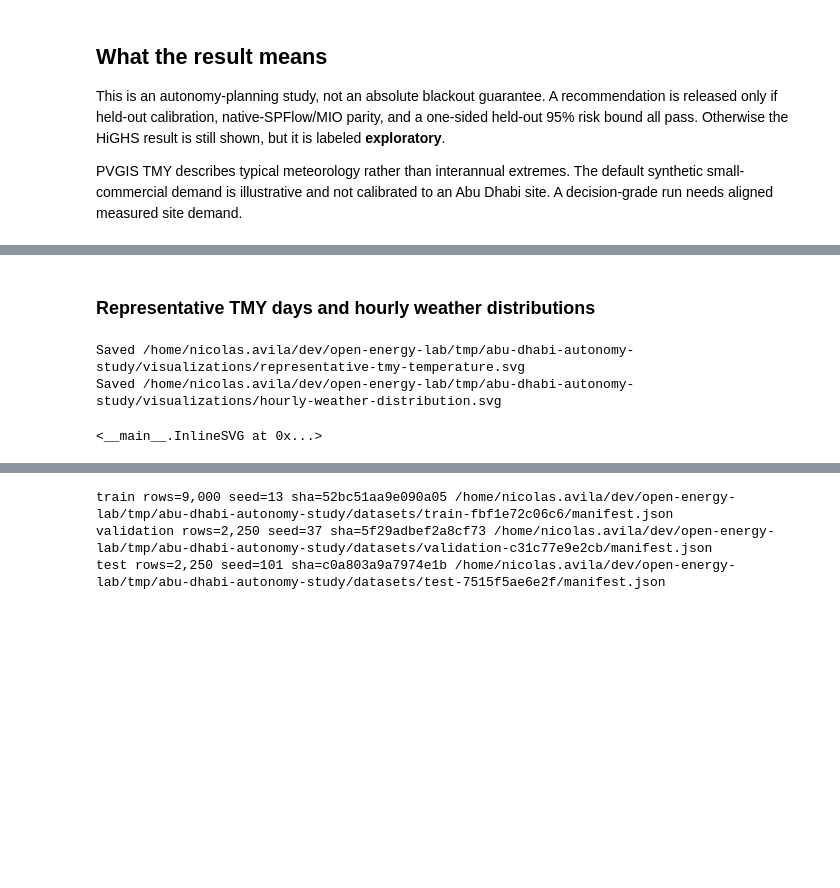
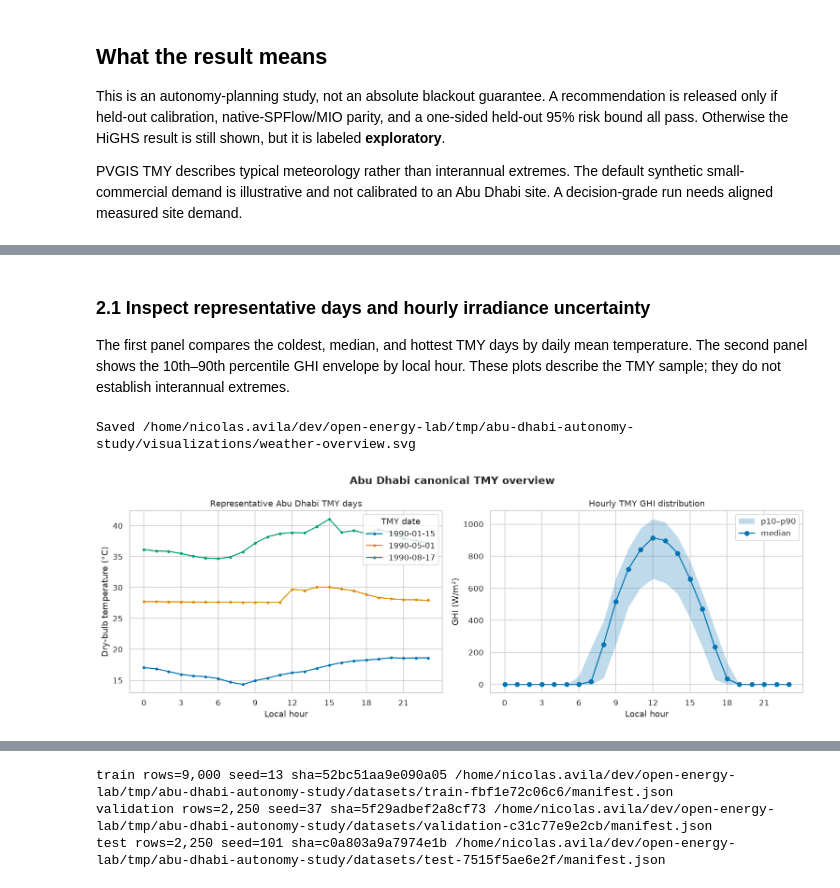
Before and after one commit to nicosquare/open-energy-lab, a Jupyter notebook: examples/tpm_planning/discrete_study_walkthrough.ipynb, the cells around one changed output, grey strips where cells are left out. Cells and saved outputs as stored; diff of their text form; code cells hidden in the pictures; blank space fills up the shorter version.

```diff
--- a/examples/tpm_planning/discrete_study_walkthrough.ipynb
+++ b/examples/tpm_planning/discrete_study_walkthrough.ipynb
@@ -141,0 +200,20 @@ def heatmap_chart(title, frame, value_column, row_column="battery_capacity_kwh",
+# %%
+canonical_weather_path = CACHE_ROOT / "abu-dhabi-pvgis-5.3-tmy-canonical.json"
+weather_artifact_path = CACHE_ROOT / "abu-dhabi-pvgis-5.3-weather-artifact.json"
+
+# Load a request-compatible cache or make exactly one configured live request.
+canonical_weather = load_or_fetch_tmy_dataset(
+    LOCATION["latitude"],
+    LOCATION["longitude"],
+    timezone_name=LOCATION["timezone"],
+    cache_path=canonical_weather_path,
+    api_config=WEATHER_API,
+    allow_network=ALLOW_NETWORK,
+    refresh_cache=REFRESH_WEATHER_CACHE,
+)
+
+record_count = len(canonical_weather.timestamp_utc)
+if record_count != 8_760:
+    raise ValueError(
+        f"expected one 8,760-record hourly TMY; received {record_count:,}"
+    )
@@ -142,2 +254,4 @@ def heatmap_chart(title, frame, value_column, row_column="battery_capacity_kwh",
 # %% [markdown]
-### Representative TMY days and hourly weather distributions
+### 2.1 Inspect representative days and hourly irradiance uncertainty
+
+The first panel compares the coldest, median, and hottest TMY days by daily mean temperature. The second panel shows the 10th–90th percentile GHI envelope by local hour. These plots describe the TMY sample; they do not establish interannual extremes.
@@ -144,16 +290,47 @@ def heatmap_chart(title, frame, value_column, row_column="battery_capacity_kwh",
 # %%
-weather_frame = pd.DataFrame({name: canonical_weather.field_series[name] for name in canonical_weather.canonical_field_order[1:]})
-weather_frame["local_timestamp"] = pd.to_datetime(canonical_weather.local_civil_step_labels); weather_frame["local_date"] = weather_frame["local_timestamp"].dt.date; weather_frame["local_hour"] = weather_frame["local_timestamp"].dt.hour
-daily_temperature = weather_frame.groupby("local_date")["dry_bulb_air_temperature_c"].mean().sort_values(); representative_dates = [daily_temperature.index[0], daily_temperature.index[len(daily_temperature)//2], daily_temperature.index[-1]]
-representative_series = {str(date): (weather_frame.loc[weather_frame["local_date"] == date, "dry_bulb_air_temperature_c"].tolist(), color) for date, color in zip(representative_dates, ("#2563eb", "#059669", "#dc2626"))}
-representative_weather_chart = save_svg("representative-tmy-temperature.svg", line_chart("Representative Abu Dhabi TMY days", representative_series, "Dry-bulb temperature (C)"))
-hourly = weather_frame.groupby("local_hour")["global_horizontal_irradiance_w_per_m2"].quantile([0.1, 0.5, 0.9]).unstack()
-hourly_distribution_chart = save_svg("hourly-weather-distribution.svg", line_chart("Hourly TMY GHI distribution", {"p10": (hourly[0.1], "#93c5fd"), "median": (hourly[0.5], "#2563eb"), "p90": (hourly[0.9], "#1e3a8a")}, "GHI (W/m2)"))
-representative_weather_chart
+fig, (temperature_ax, ghi_ax) = plt.subplots(1, 2, figsize=(14, 5))
+
+for date in representative_dates:
+    day = weather_frame.loc[weather_frame["local_date"] == date]
+    temperature_ax.plot(
+        day["local_hour"],
+        day["dry_bulb_air_temperature_c"],
+        marker="o",
+        markersize=3,
+        label=str(date),
+    )
+
+temperature_ax.set(
+    title="Representative Abu Dhabi TMY days",
+    xlabel="Local hour",
+    ylabel="Dry-bulb temperature (°C)",
+    xticks=range(0, 24, 3),
+)
+temperature_ax.legend(title="TMY date")
+
+ghi_ax.fill_between(
+    hourly_ghi.index,
+    hourly_ghi[0.1],
+    hourly_ghi[0.9],
+    alpha=0.25,
+    label="p10–p90",
+)
+ghi_ax.plot(hourly_ghi.index, hourly_ghi[0.5], marker="o", label="median")
+ghi_ax.set(
+    title="Hourly TMY GHI distribution",
+    xlabel="Local hour",
+    ylabel="GHI (W/m²)",
+    xticks=range(0, 24, 3),
+)
+ghi_ax.legend()
+
+fig.suptitle("Abu Dhabi canonical TMY overview", fontweight="bold")
+fig.tight_layout()
+save_figure(fig, "weather-overview.svg")
+plt.show()
 # %% [output]
-Saved /home/nicolas.avila/dev/open-energy-lab/tmp/abu-dhabi-autonomy-study/visualizations/representative-tmy-temperature.svg
-Saved /home/nicolas.avila/dev/open-energy-lab/tmp/abu-dhabi-autonomy-study/visualizations/hourly-weather-distribution.svg
+Saved /home/nicolas.avila/dev/open-energy-lab/tmp/abu-dhabi-autonomy-study/visualizations/weather-overview.svg
-<__main__.InlineSVG at 0x...>
+[figure, added]
 # %% [markdown]
 ## 3. Prepare and fit demand
 
```
Also changed, not shown: parts of 57 cells of this notebook, 6 other files.
